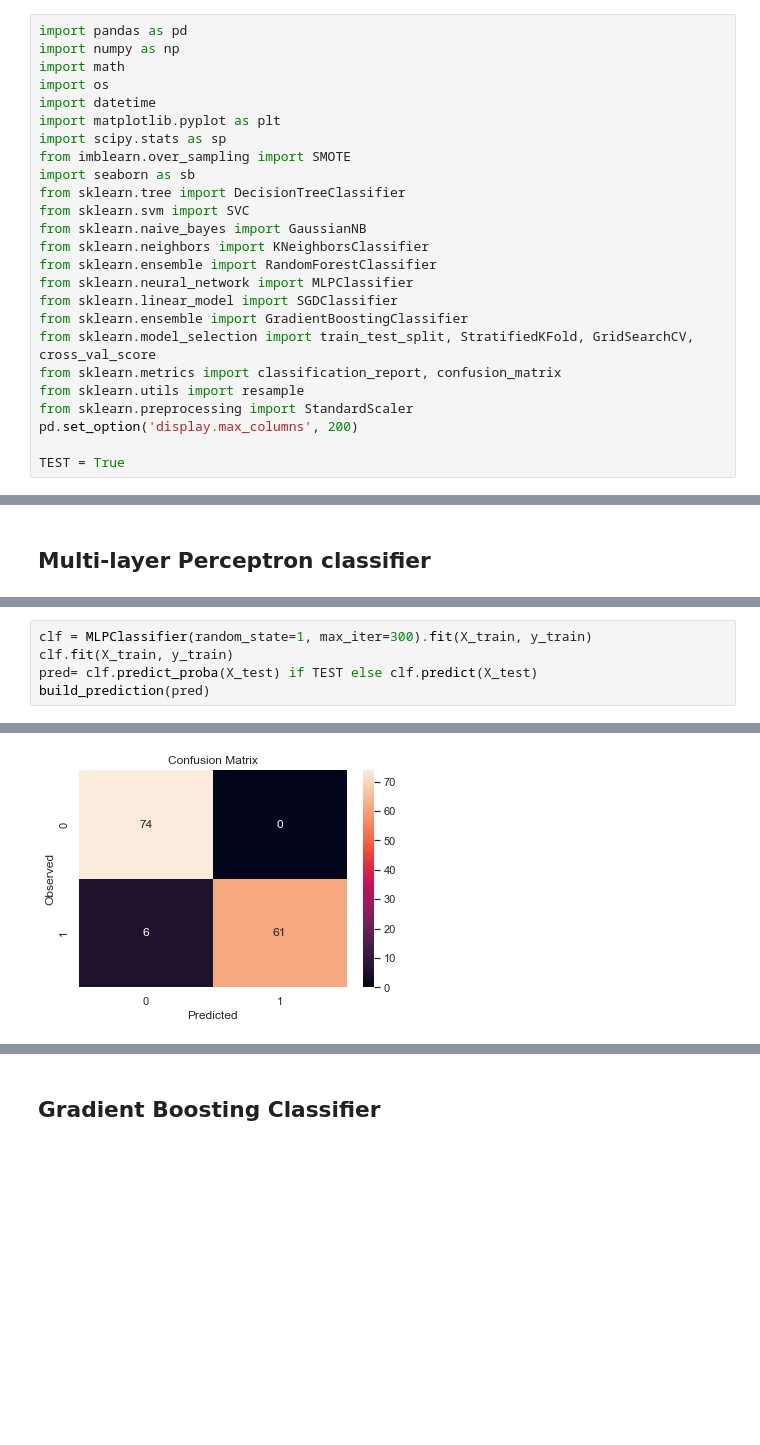
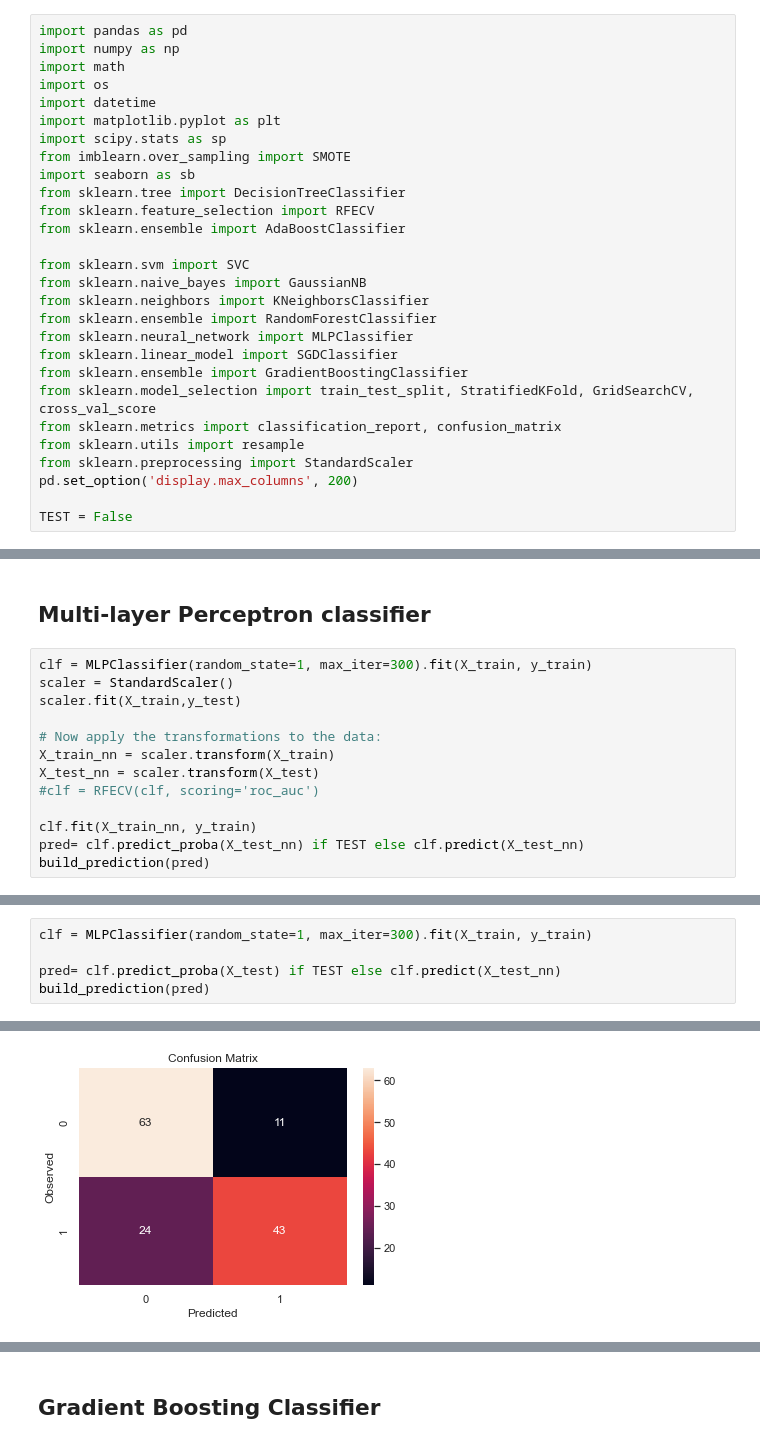
Before and after one commit to claramoreirag/FEUP-AC, a Jupyter notebook: testing.ipynb, the cells around one changed output, grey strips where cells are left out. Cells and saved outputs as stored; diff of their text form; blank space fills up the shorter version.

Commit message:
starting feature selection

```diff
--- a/testing.ipynb
+++ b/testing.ipynb
@@ -11,6 +11,9 @@ import scipy.stats as sp
 from imblearn.over_sampling import SMOTE
 import seaborn as sb
 from sklearn.tree import DecisionTreeClassifier
+from sklearn.feature_selection import RFECV
+from sklearn.ensemble import AdaBoostClassifier
+
 from sklearn.svm import SVC
 from sklearn.naive_bayes import GaussianNB
 from sklearn.neighbors import KNeighborsClassifier
@@ -24,7 +27,7 @@ from sklearn.utils import resample
 from sklearn.preprocessing import StandardScaler
 pd.set_option('display.max_columns', 200)
 
-TEST = True
+TEST = False
 # %% [markdown]
 ## Retrieve the datasets
 # %%
@@ -207,2 +207,15 @@ weighted avg       0.77      0.70      0.68       141
 # %% [markdown]
 ## Multi-layer Perceptron classifier
+# %%
+clf = MLPClassifier(random_state=1, max_iter=300).fit(X_train, y_train)
+scaler = StandardScaler()
+scaler.fit(X_train,y_test)
+
+# Now apply the transformations to the data:
+X_train_nn = scaler.transform(X_train)
+X_test_nn = scaler.transform(X_test)
+#clf = RFECV(clf, scoring='roc_auc')
+
+clf.fit(X_train_nn, y_train)
+pred= clf.predict_proba(X_test_nn) if TEST else clf.predict(X_test_nn)
+build_prediction(pred)
@@ -209,7 +233,7 @@ weighted avg       0.77      0.70      0.68       141
 # %%
 clf = MLPClassifier(random_state=1, max_iter=300).fit(X_train, y_train)
-clf.fit(X_train, y_train)
-pred= clf.predict_proba(X_test) if TEST else clf.predict(X_test)
+
+pred= clf.predict_proba(X_test) if TEST else clf.predict(X_test_nn)
 build_prediction(pred)
 # %% [output]
 Report:
@@ -224 +248 @@ weighted avg       0.96      0.96      0.96       141
-[figure, old version]
+[figure, new version]
```
Also changed, not shown: parts of 11 cells of this notebook, 5 other files.
